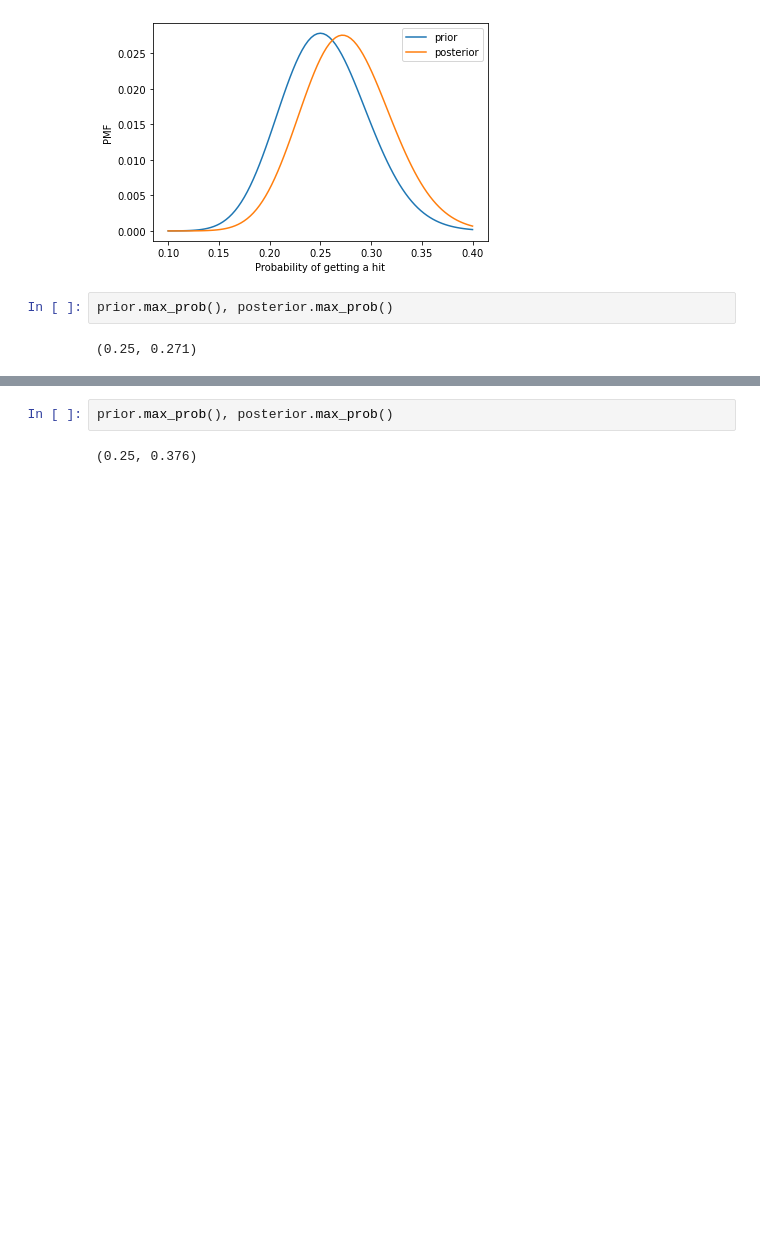
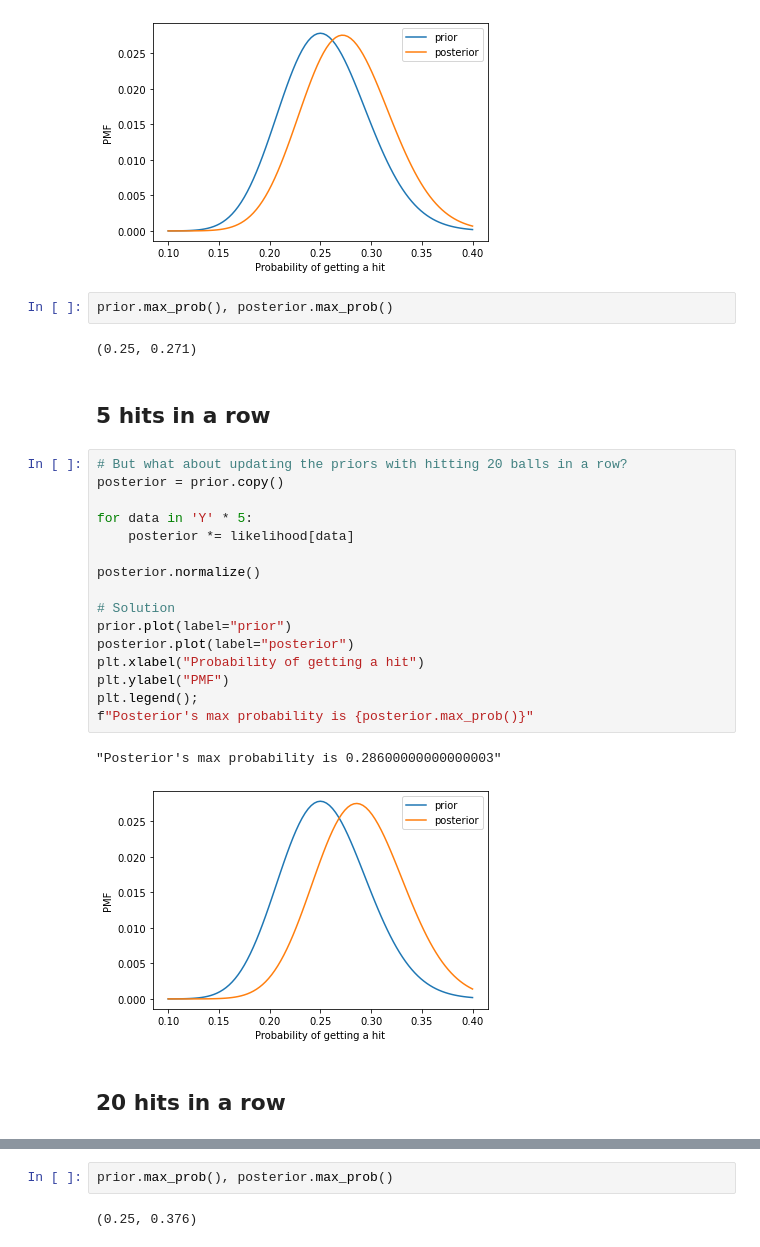
Before and after one commit to ryanorsinger/ThinkBayes2, a Jupyter notebook: chapter_4_estimating_proportions.ipynb, the cells around one changed output, grey strips where cells are left out. Cells and saved outputs as stored; diff of their text form; blank space fills up the shorter version.

```diff
--- a/chapter_4_estimating_proportions.ipynb
+++ b/chapter_4_estimating_proportions.ipynb
@@ -361,6 +363,29 @@ plt.legend();
 prior.max_prob(), posterior.max_prob()
 # %% [output]
 (0.25, 0.271)
+# %% [markdown]
+## 5 hits in a row
+# %%
+# But what about updating the priors with hitting 20 balls in a row?
+posterior = prior.copy()
+
+for data in 'Y' * 5:
+    posterior *= likelihood[data]
+
+posterior.normalize()
+
+# Solution
+prior.plot(label="prior")
+posterior.plot(label="posterior")
+plt.xlabel("Probability of getting a hit")
+plt.ylabel("PMF")
+plt.legend();
+f"Posterior's max probability is {posterior.max_prob()}"
+# %% [output]
+"Posterior's max probability is 0.28600000000000003"
+[figure, added]
+# %% [markdown]
+## 20 hits in a row
 # %%
 # But what about updating the priors with hitting 20 balls in a row?
 posterior = prior.copy()
```
Also changed, not shown: parts of 6 cells of this notebook, 1 other file.
